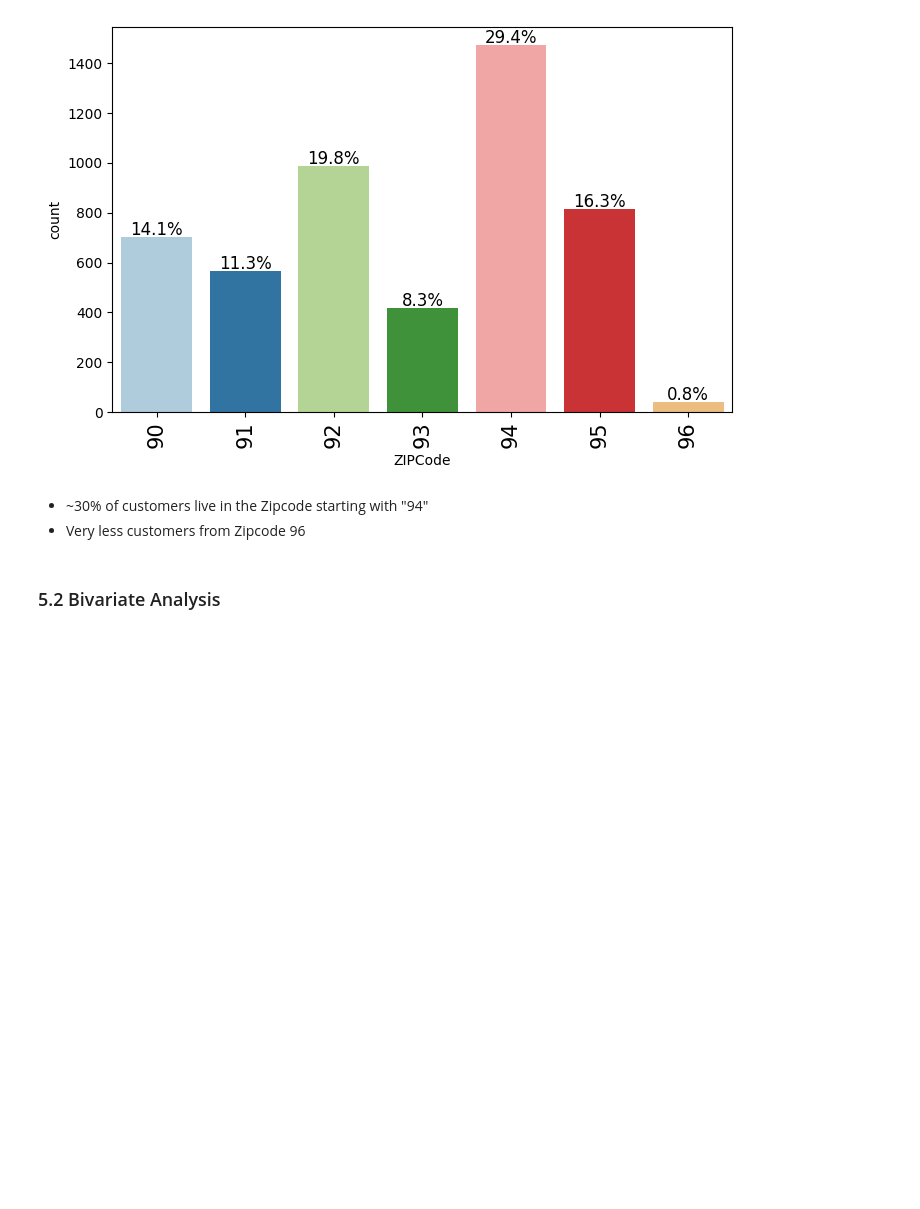
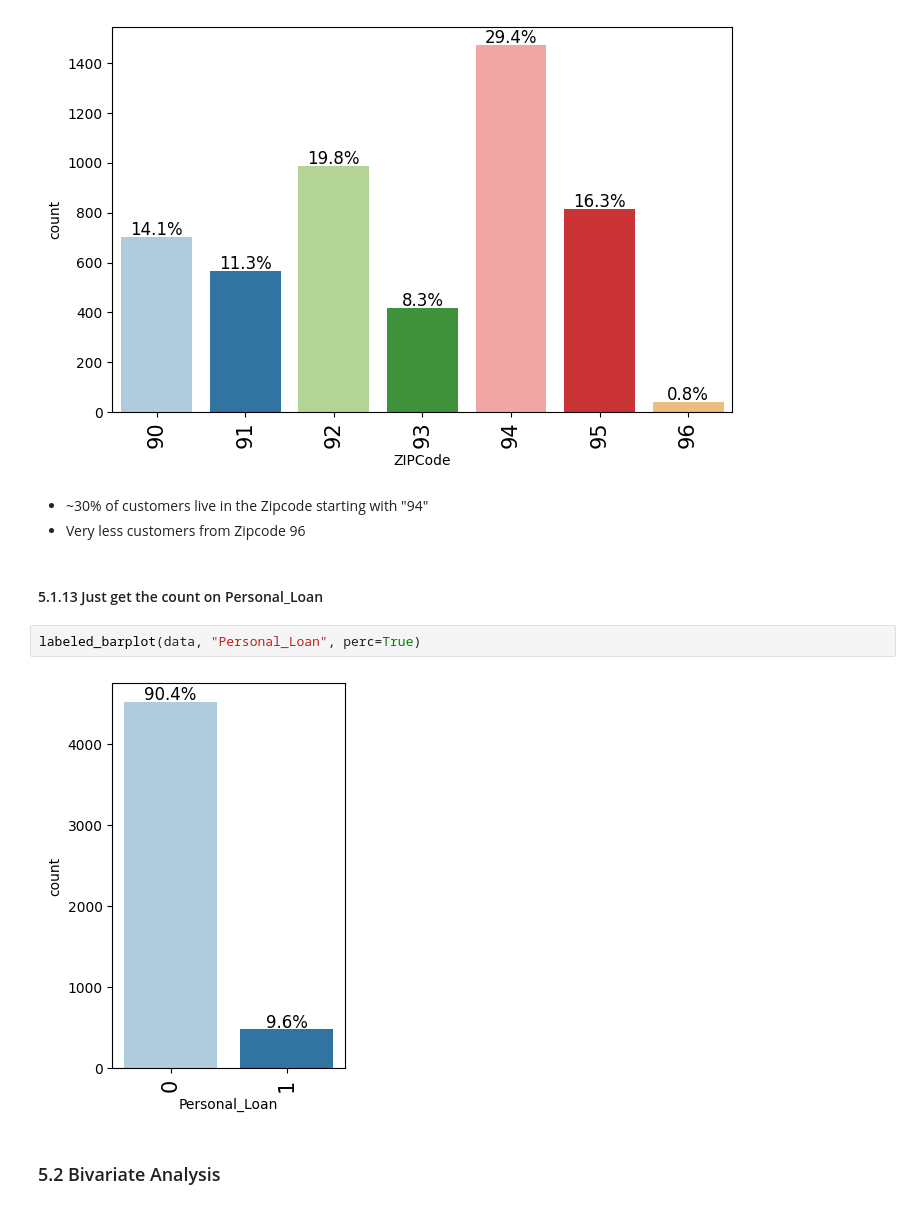
Before and after one commit to RashmiJK/PGP-AIML-PersonalLoan-ML, a Jupyter notebook: loan_purchase_modelling_dt.ipynb, the cells around one changed output. Saved outputs shown, nothing was run; the diff lists cells and outputs as text; blank space fills up the shorter version.

```diff
--- a/loan_purchase_modelling_dt.ipynb
+++ b/loan_purchase_modelling_dt.ipynb
@@ -534,6 +534,12 @@ labeled_barplot(data, "ZIPCode", perc=True)
 # %% [markdown]
 - ~30% of customers live in the Zipcode starting with "94"
 - Very less customers from Zipcode 96
+# %% [markdown]
+#### 5.1.13 Just get the count on Personal_Loan
+# %%
+labeled_barplot(data, "Personal_Loan", perc=True)
+# %% [output]
+[figure, added]
 # %% [markdown]
 ### 5.2 Bivariate Analysis
 # %%
```
Also changed, not shown: parts of 2 cells of this notebook.
